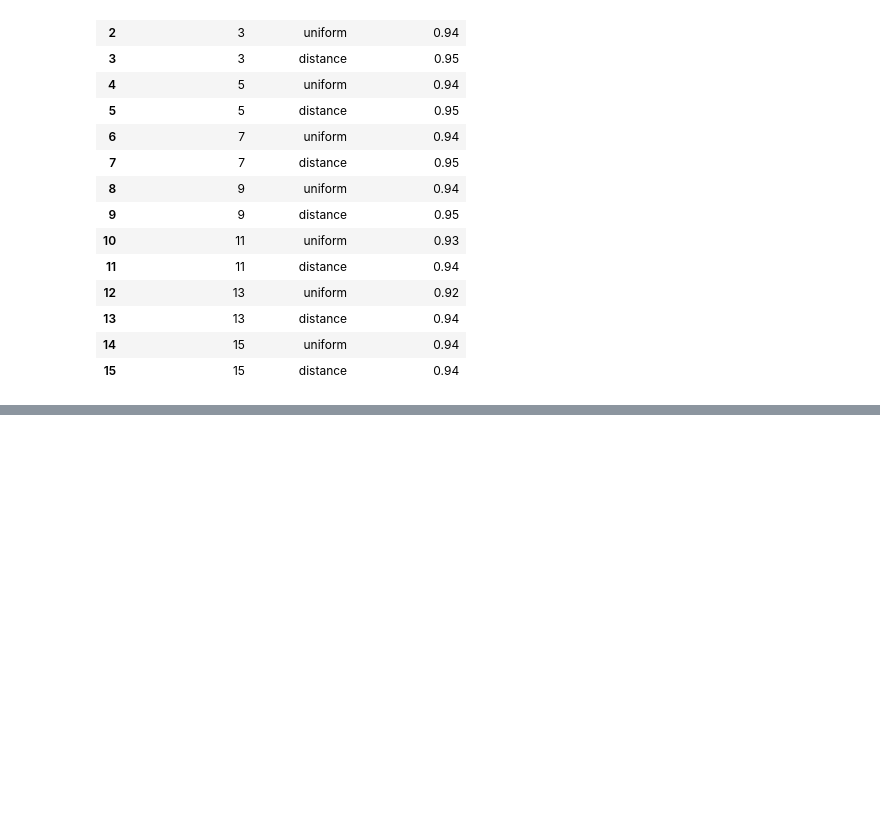
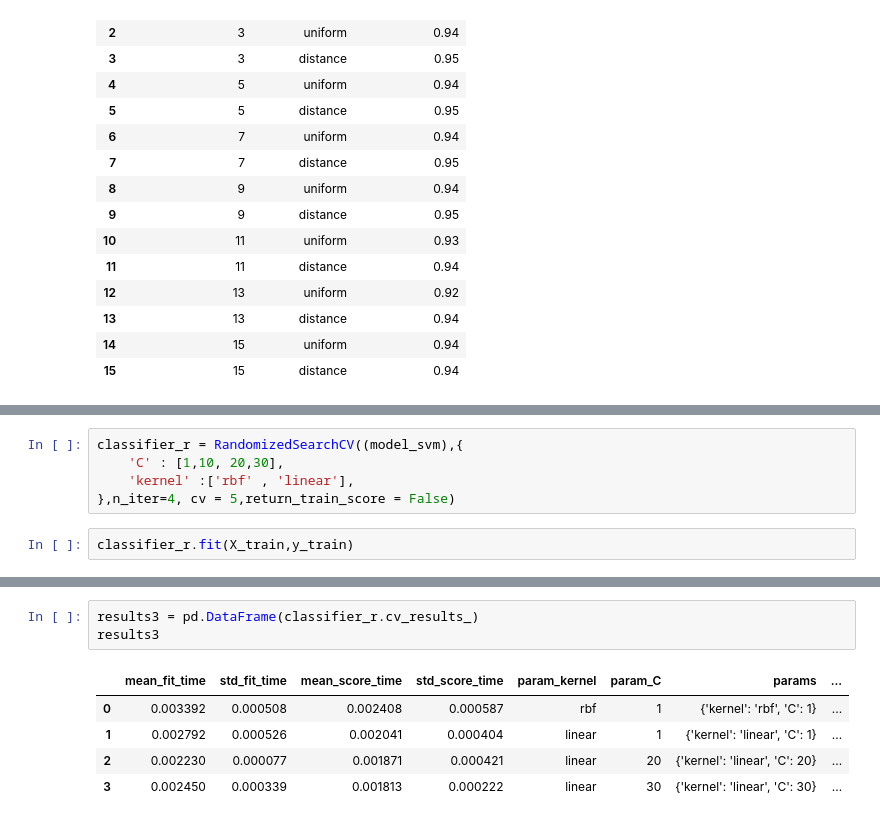
Before and after one commit to bharathg2004/Ml-projects, a Jupyter notebook: GridSearchCV.ipynb, the cells around one changed output, grey strips where cells are left out. Cells and saved outputs as stored; diff of their text form; blank space fills up the shorter version.

Commit message:
Used both random search cv and grid search cv

```diff
--- a/GridSearchCV.ipynb
+++ b/GridSearchCV.ipynb
@@ -185,0 +190,7 @@ results2[['param_n_neighbors','param_weights','mean_test_score']]
+# %%
+classifier_r = RandomizedSearchCV((model_svm),{
+    'C' : [1,10, 20,30],
+    'kernel' :['rbf' , 'linear'],
+},n_iter=4, cv = 5,return_train_score = False)
+# %%
+classifier_r.fit(X_train,y_train)
@@ -185,0 +221,9 @@ results2[['param_n_neighbors','param_weights','mean_test_score']]
+# %%
+results3 = pd.DataFrame(classifier_r.cv_results_)
+results3
+# %% [output]
+|  | mean_fit_time | std_fit_time | mean_score_time | std_score_time | param_kernel | param_C | params | ... |
+| 0 | 0.003392 | 0.000508 | 0.002408 | 0.000587 | rbf | 1 | {'kernel': 'rbf', 'C': 1} | ... |
+| 1 | 0.002792 | 0.000526 | 0.002041 | 0.000404 | linear | 1 | {'kernel': 'linear', 'C': 1} | ... |
+| 2 | 0.002230 | 0.000077 | 0.001871 | 0.000421 | linear | 20 | {'kernel': 'linear', 'C': 20} | ... |
+| 3 | 0.002450 | 0.000339 | 0.001813 | 0.000222 | linear | 30 | {'kernel': 'linear', 'C': 30} | ... |
```
Also changed, not shown: parts of 5 cells of this notebook.
